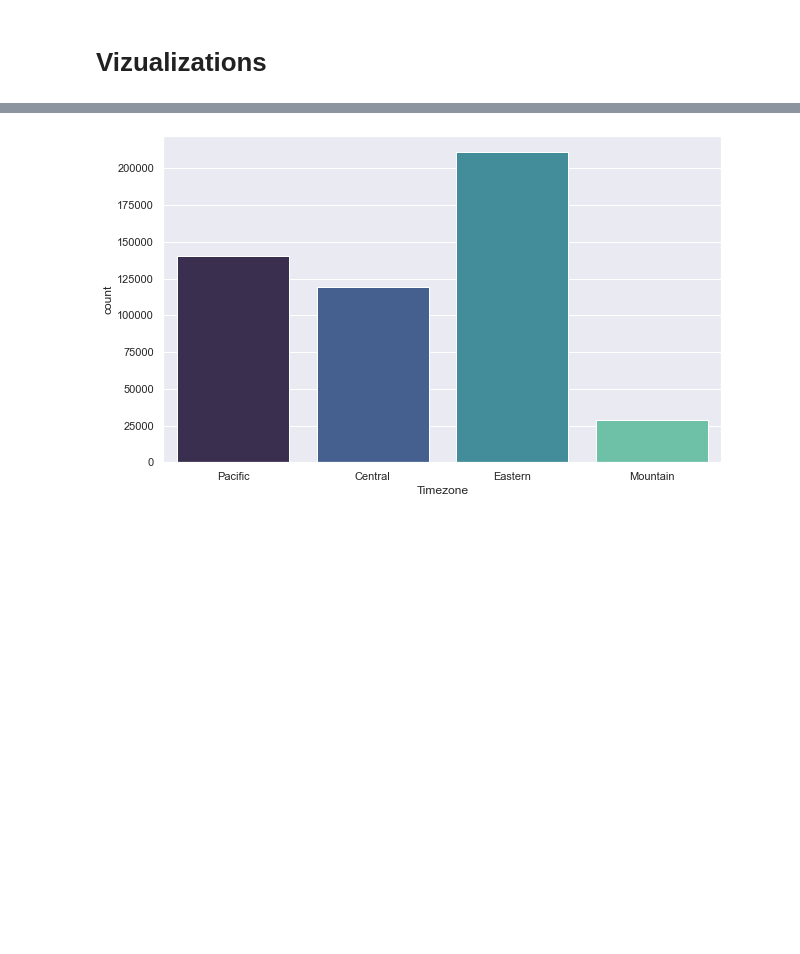
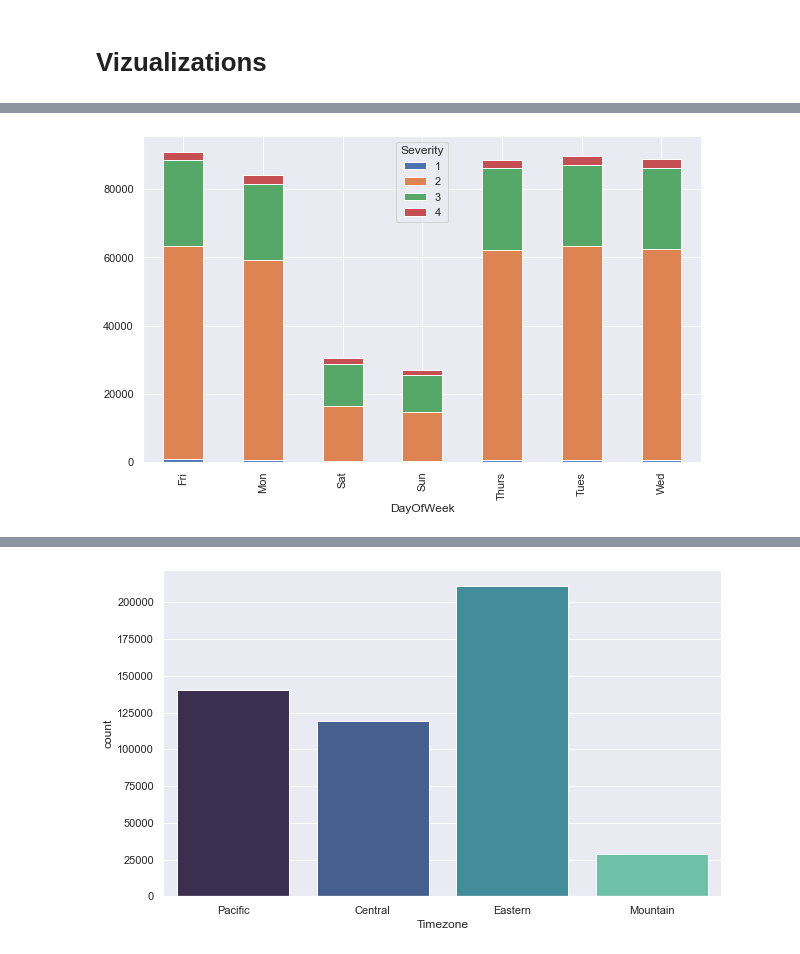
Before and after one commit to Shanicenj/Capstone4Project, a Jupyter notebook: Capstone4.ipynb, the cells around one changed output, grey strips where cells are left out. Saved outputs shown, nothing was run; the diff lists cells and outputs as text; code cells hidden in the pictures; blank space fills up the shorter version.

```diff
--- a/Capstone4.ipynb
+++ b/Capstone4.ipynb
@@ -119,0 +196,10 @@ DayOfWeek: 7
+# %%
+sns.set(rc={'figure.figsize': (10, 6)})
+sns.set(rc={'figure.figsize': (10, 6)})
+tab = pd.crosstab(accidents3['DayOfWeek'], accidents3['Severity'], margins=True)
+tab = tab.drop('All',axis=1)
+tab = tab.drop('All',axis=0)
+tab.plot(kind='bar', stacked=True)
+plt.show()
+# %% [output]
+[figure, added]
```
Also changed, not shown: parts of 35 cells of this notebook.
